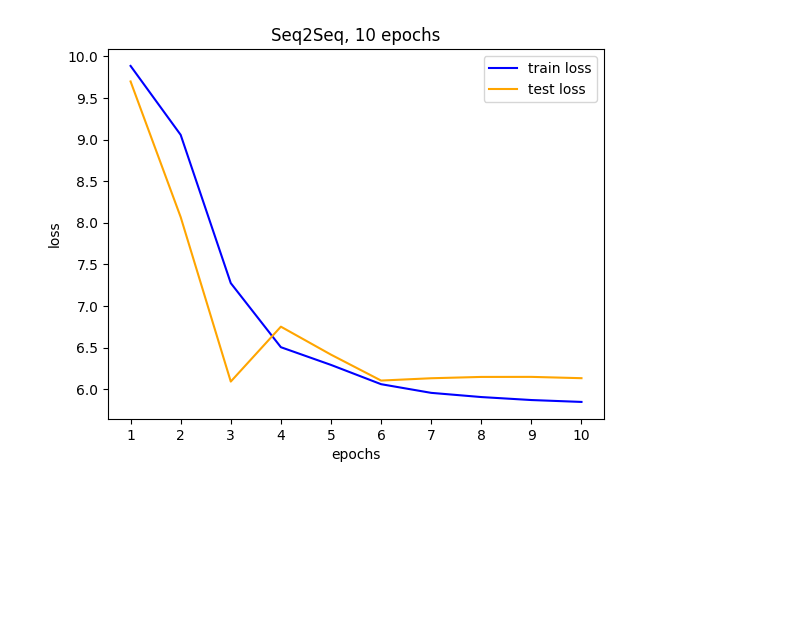
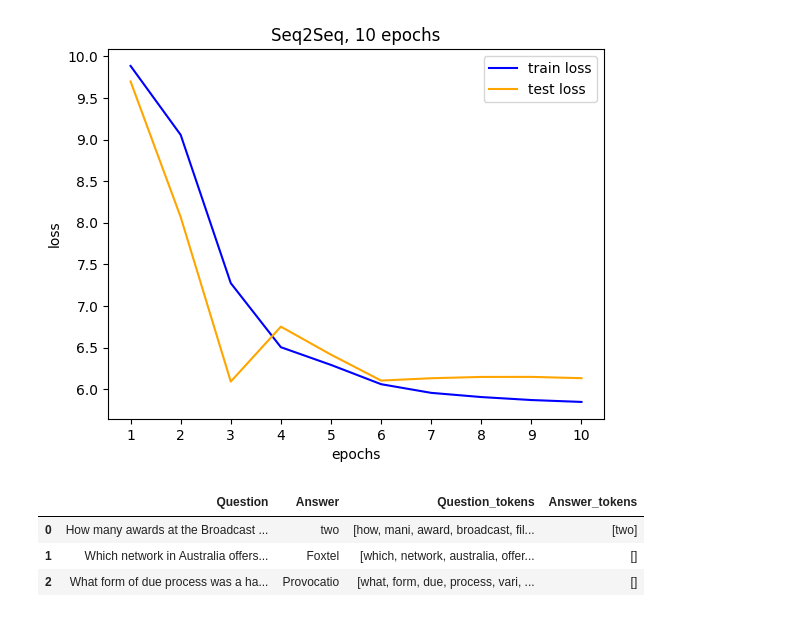
Before and after one commit to nebelgrau77/lstm_chatbot, a Jupyter notebook: LSTM_chatbot_v02_Karan_hints.ipynb, the cells around one changed output. Drawn from its saved outputs; the diff is of its cells as text; code cells hidden in the pictures; blank space fills up the shorter version.

```diff
--- a/LSTM_chatbot_v02_Karan_hints.ipynb
+++ b/LSTM_chatbot_v02_Karan_hints.ipynb
@@ -913,3 +913,10 @@ ax.set_ylabel('loss')
 # %% [output]
 Text(0, 0.5, 'loss')
 [figure]
+# %%
+train_df.head(3)
+# %% [output]
+|  | Question | Answer | Question_tokens | Answer_tokens |
+| 0 | How many awards at the Broadcast ... | two | [how, mani, award, broadcast, fil... | [two] |
+| 1 | Which network in Australia offers... | Foxtel | [which, network, australia, offer... | [] |
+| 2 | What form of due process was a ha... | Provocatio | [what, form, due, process, vari, ... | [] |
```
Also changed, not shown: parts of 6 cells of this notebook.
